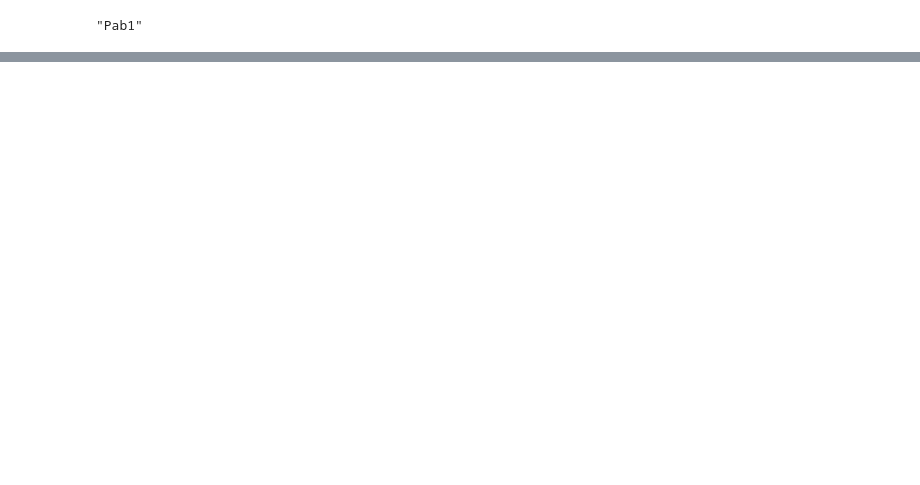
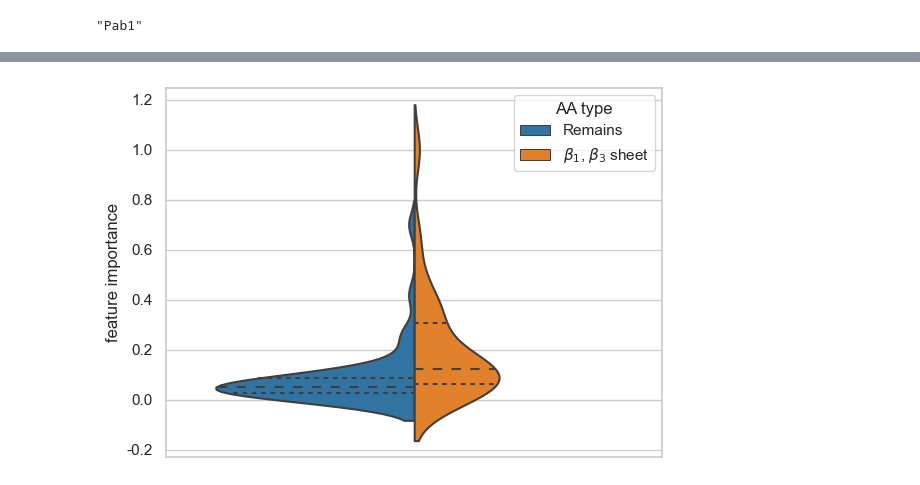
Before and after one commit to Chemical118/ProRF_server, a Jupyter notebook: Pab1.ipynb, the cells around one changed output, grey strips where cells are left out. Drawn from its saved outputs; the diff is of its cells as text; code cells hidden in the pictures; blank space fills up the shorter version.

```diff
--- a/Pab1.ipynb
+++ b/Pab1.ipynb
@@ -18,0 +18,19 @@ view_importance(R, L, F, show_number=30);
+# %%
+tag = Vector{String}()
+for l in L
+    if l ∈ 127:131 || l ∈ 169:173
+        push!(tag, "\$\\beta_1\$, \$\\beta_3\$ sheet")
+    else
+        push!(tag, "Remains")
+    end
+end
+data = Pandas.DataFrame(Dict("feature importance" => F, "AA type" => tag));
+# %%
+data["all"] = ""
+set_theme(style="whitegrid", palette="tab10")
+violinplot(x="all", y="feature importance", hue="AA type", inner="quartile", data=data, split=true, bw=0.4)
+xlabel("")
+display(gcf())
+close("all")
+# %% [output]
+[figure, added]
```
Also changed, not shown: parts of 5 cells of this notebook, 22 other files.
